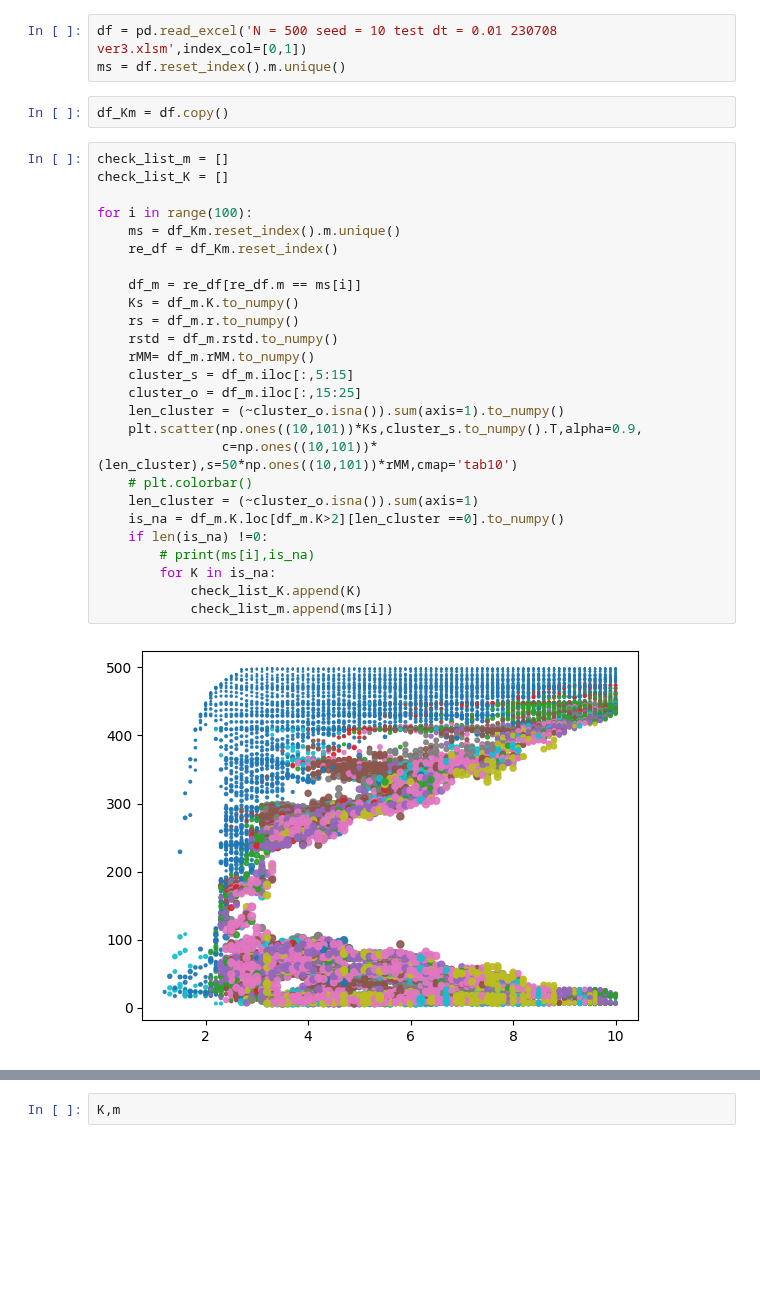
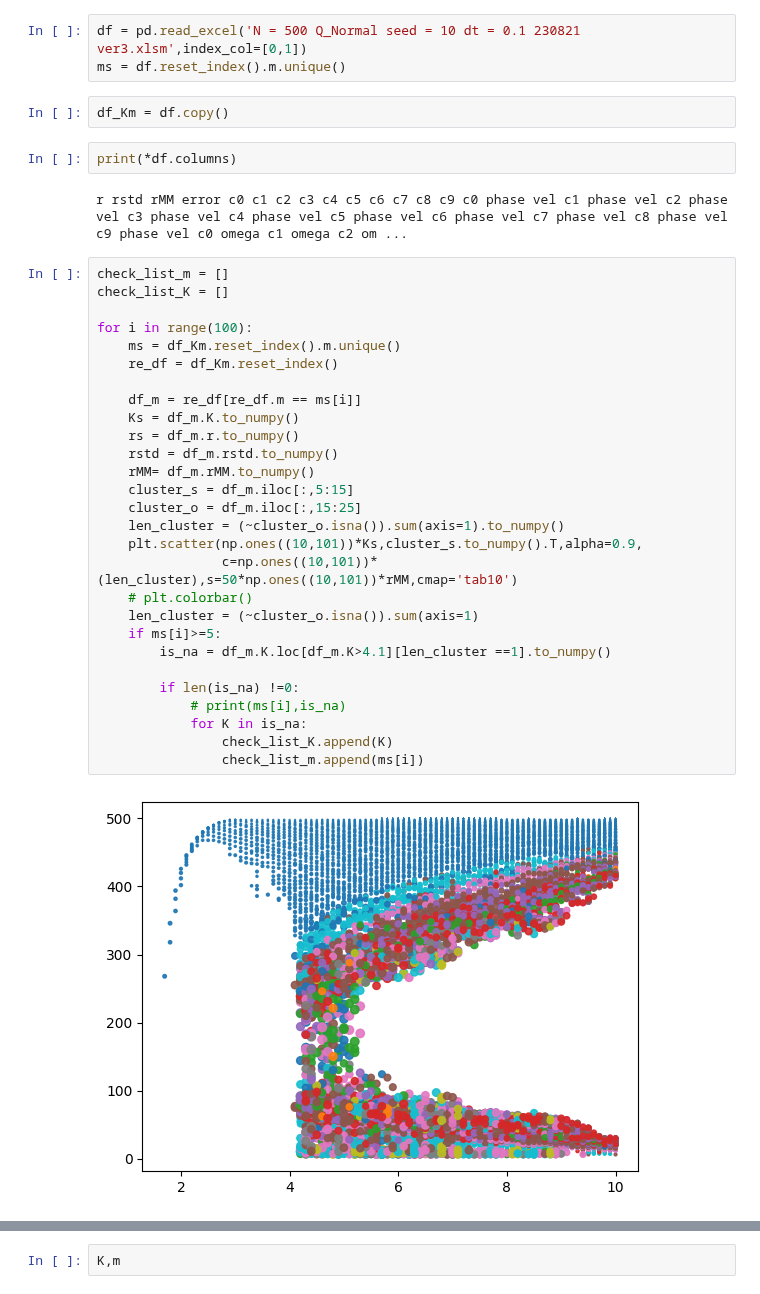
Before and after one commit to Gug-Young/Kuramoto-model, a Jupyter notebook: 230710 cluster algorithm check final.ipynb, the cells around one changed output, grey strips where cells are left out. Saved outputs shown, nothing was run; the diff lists cells and outputs as text; blank space fills up the shorter version.

Commit message:
cluster

```diff
--- a/230710 cluster algorithm check final.ipynb
+++ b/230710 cluster algorithm check final.ipynb
@@ -14,33 +15,39 @@ from TO_sim.gen_Distribution import Quantile_Normal as Q_Normal
 # %%
-df = pd.read_excel('N = 500 seed = 10 test dt = 0.01 230708 ver3.xlsm',index_col=[0,1])
+df = pd.read_excel('N = 500 Q_Normal seed = 10 dt = 0.1 230821 ver3.xlsm',index_col=[0,1])
 ms = df.reset_index().m.unique()
 # %%
 df_Km = df.copy()
+# %%
+print(*df.columns)
+# %% [output]
+r rstd rMM error c0 c1 c2 c3 c4 c5 c6 c7 c8 c9 c0 phase vel c1 phase vel c2 phase vel c3 phase vel c4 phase vel c5 phase vel c6 phase vel c7 phase vel c8 phase vel c9 phase vel c0 omega c1 omega c2 om ...
 # %%
 check_list_m = []
 check_list_K = []
 
 for i in range(100):
     ms = df_Km.reset_index().m.unique()
     re_df = df_Km.reset_index()
 
     df_m = re_df[re_df.m == ms[i]]
     Ks = df_m.K.to_numpy()
     rs = df_m.r.to_numpy()
     rstd = df_m.rstd.to_numpy()
     rMM= df_m.rMM.to_numpy()
     cluster_s = df_m.iloc[:,5:15]
     cluster_o = df_m.iloc[:,15:25]
     len_cluster = (~cluster_o.isna()).sum(axis=1).to_numpy()
     plt.scatter(np.ones((10,101))*Ks,cluster_s.to_numpy().T,alpha=0.9,
                 c=np.ones((10,101))*(len_cluster),s=50*np.ones((10,101))*rMM,cmap='tab10')
     # plt.colorbar()
     len_cluster = (~cluster_o.isna()).sum(axis=1)
-    is_na = df_m.K.loc[df_m.K>2][len_cluster ==0].to_numpy()
-    if len(is_na) !=0:
-        # print(ms[i],is_na)
-        for K in is_na:
-            check_list_K.append(K)
-            check_list_m.append(ms[i])
+    if ms[i]>=5:
+        is_na = df_m.K.loc[df_m.K>4.1][len_cluster ==1].to_numpy()
+
+        if len(is_na) !=0:
+            # print(ms[i],is_na)
+            for K in is_na:
+                check_list_K.append(K)
+                check_list_m.append(ms[i])
 # %% [output]
-[figure, old version]
+[figure, new version]
```
Also changed, not shown: parts of 12 cells of this notebook, 9 other files.
